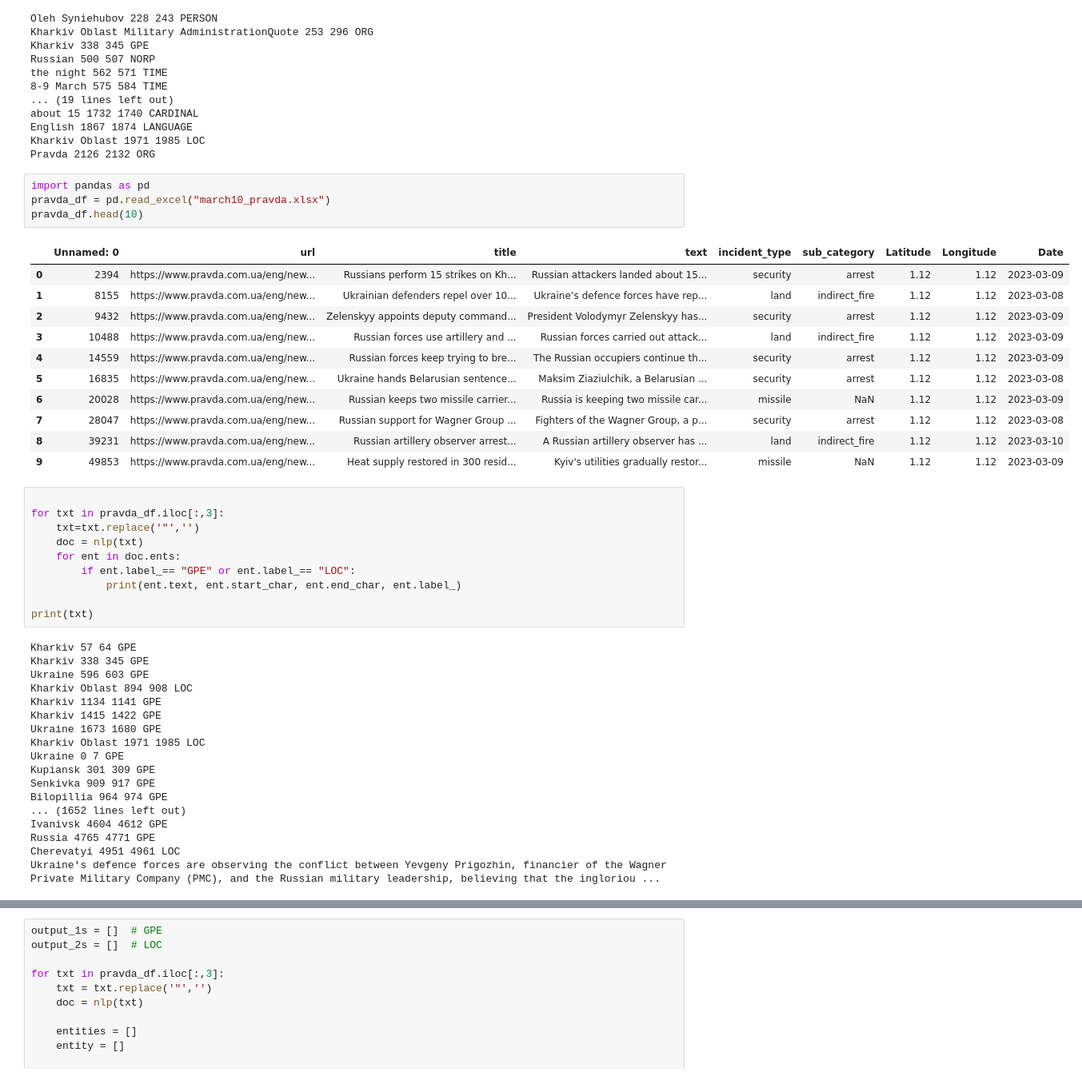
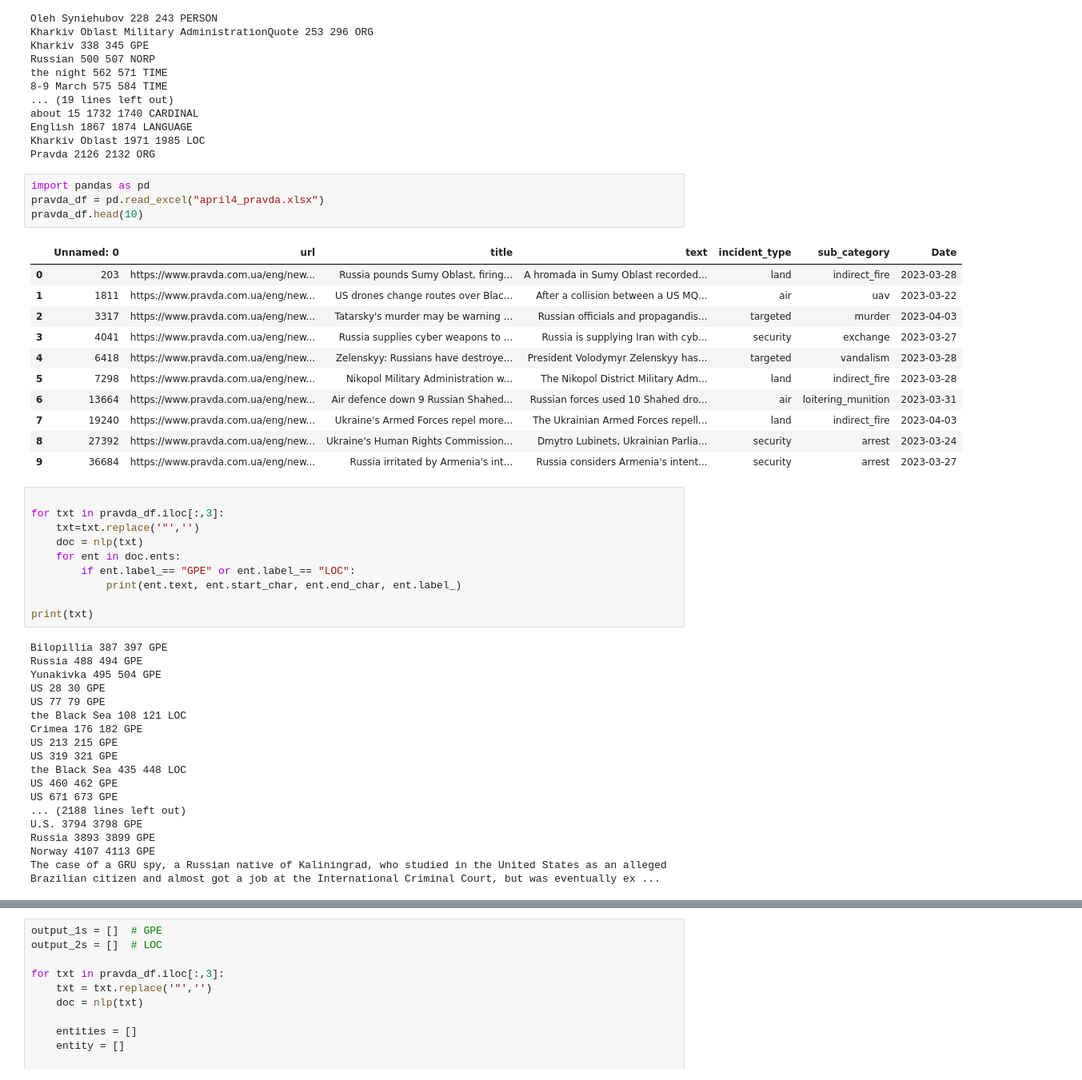
Before and after one commit to adnanlakda/NAV_Capstone, a Jupyter notebook: Spacy_NLP_adnan2.ipynb, the cells around one changed output, grey strips where cells are left out. Shown at 80% size. Drawn from its saved outputs; the diff is of its cells as text.

```diff
--- a/Spacy_NLP_adnan2.ipynb
+++ b/Spacy_NLP_adnan2.ipynb
@@ -40,20 +40,20 @@ Kharkiv Oblast 1971 1985 LOC
 Pravda 2126 2132 ORG
 # %%
 import pandas as pd
-pravda_df = pd.read_excel("march10_pravda.xlsx")
+pravda_df = pd.read_excel("april4_pravda.xlsx")
 pravda_df.head(10)
 # %% [output]
-|  | Unnamed: 0 | url | title | text | incident_type | sub_category | Latitude | Longitude | Date |
-| 0 | 2394 | https://www.pravda.com.ua/eng/new... | Russians perform 15 strikes on Kh... | Russian attackers landed about 15... | security | arrest | 1.12 | 1.12 | 2023-03-09 |
-| 1 | 8155 | https://www.pravda.com.ua/eng/new... | Ukrainian defenders repel over 10... | Ukraine’s defence forces have rep... | land | indirect_fire | 1.12 | 1.12 | 2023-03-08 |
-| 2 | 9432 | https://www.pravda.com.ua/eng/new... | Zelenskyy appoints deputy command... | President Volodymyr Zelenskyy has... | security | arrest | 1.12 | 1.12 | 2023-03-09 |
-| 3 | 10488 | https://www.pravda.com.ua/eng/new... | Russian forces use artillery and ... | Russian forces carried out attack... | land | indirect_fire | 1.12 | 1.12 | 2023-03-09 |
-| 4 | 14559 | https://www.pravda.com.ua/eng/new... | Russian forces keep trying to bre... | The Russian occupiers continue th... | security | arrest | 1.12 | 1.12 | 2023-03-09 |
-| 5 | 16835 | https://www.pravda.com.ua/eng/new... | Ukraine hands Belarusian sentence... | Maksim Ziaziulchik, a Belarusian ... | security | arrest | 1.12 | 1.12 | 2023-03-08 |
-| 6 | 20028 | https://www.pravda.com.ua/eng/new... | Russian keeps two missile carrier... | Russia is keeping two missile car... | missile | NaN | 1.12 | 1.12 | 2023-03-09 |
-| 7 | 28047 | https://www.pravda.com.ua/eng/new... | Russian support for Wagner Group ... | Fighters of the Wagner Group, a p... | security | arrest | 1.12 | 1.12 | 2023-03-08 |
-| 8 | 39231 | https://www.pravda.com.ua/eng/new... | Russian artillery observer arrest... | A Russian artillery observer has ... | land | indirect_fire | 1.12 | 1.12 | 2023-03-10 |
-| 9 | 49853 | https://www.pravda.com.ua/eng/new... | Heat supply restored in 300 resid... | Kyiv's utilities gradually restor... | missile | NaN | 1.12 | 1.12 | 2023-03-09 |
+|  | Unnamed: 0 | url | title | text | incident_type | sub_category | Date |
+| 0 | 203 | https://www.pravda.com.ua/eng/new... | Russia pounds Sumy Oblast, firing... | A hromada in Sumy Oblast recorded... | land | indirect_fire | 2023-03-28 |
+| 1 | 1811 | https://www.pravda.com.ua/eng/new... | US drones change routes over Blac... | After a collision between a US MQ... | air | uav | 2023-03-22 |
+| 2 | 3317 | https://www.pravda.com.ua/eng/new... | Tatarsky's murder may be warning ... | Russian officials and propagandis... | targeted | murder | 2023-04-03 |
+| 3 | 4041 | https://www.pravda.com.ua/eng/new... | Russia supplies cyber weapons to ... | Russia is supplying Iran with cyb... | security | exchange | 2023-03-27 |
+| 4 | 6418 | https://www.pravda.com.ua/eng/new... | Zelenskyy: Russians have destroye... | President Volodymyr Zelenskyy has... | targeted | vandalism | 2023-03-28 |
+| 5 | 7298 | https://www.pravda.com.ua/eng/new... | Nikopol Military Administration w... | The Nikopol District Military Adm... | land | indirect_fire | 2023-03-28 |
+| 6 | 13664 | https://www.pravda.com.ua/eng/new... | Air defence down 9 Russian Shahed... | Russian forces used 10 Shahed dro... | air | loitering_munition | 2023-03-31 |
+| 7 | 19240 | https://www.pravda.com.ua/eng/new... | Ukraine's Armed Forces repel more... | The Ukrainian Armed Forces repell... | land | indirect_fire | 2023-04-03 |
+| 8 | 27392 | https://www.pravda.com.ua/eng/new... | Ukraine's Human Rights Commission... | Dmytro Lubinets, Ukrainian Parlia... | security | arrest | 2023-03-24 |
+| 9 | 36684 | https://www.pravda.com.ua/eng/new... | Russia irritated by Armenia's int... | Russia considers Armenia's intent... | security | arrest | 2023-03-27 |
 # %%
 
 for txt in pravda_df.iloc[:,3]:
@@ -65,23 +65,23 @@ for txt in pravda_df.iloc[:,3]:
 
 print(txt)
 # %% [output]
-Kharkiv 57 64 GPE
-Kharkiv 338 345 GPE
-Ukraine 596 603 GPE
-Kharkiv Oblast 894 908 LOC
-Kharkiv 1134 1141 GPE
-Kharkiv 1415 1422 GPE
-Ukraine 1673 1680 GPE
-Kharkiv Oblast 1971 1985 LOC
-Ukraine 0 7 GPE
-Kupiansk 301 309 GPE
-Senkivka 909 917 GPE
-Bilopillia 964 974 GPE
-... (1652 lines left out)
-Ivanivsk 4604 4612 GPE
-Russia 4765 4771 GPE
-Cherevatyi 4951 4961 LOC
-Ukraine's defence forces are observing the conflict between Yevgeny Prigozhin, financier of the Wagner Private Military Company (PMC), and the Russian military leadership, believing that the ingloriou ...
+Bilopillia 387 397 GPE
+Russia 488 494 GPE
+Yunakivka 495 504 GPE
+US 28 30 GPE
+US 77 79 GPE
+the Black Sea 108 121 LOC
+Crimea 176 182 GPE
+US 213 215 GPE
+US 319 321 GPE
+the Black Sea 435 448 LOC
+US 460 462 GPE
+US 671 673 GPE
+... (2188 lines left out)
+U.S. 3794 3798 GPE
+Russia 3893 3899 GPE
+Norway 4107 4113 GPE
+The case of a GRU spy, a Russian native of Kaliningrad, who studied in the United States as an alleged Brazilian citizen and almost got a job at the International Criminal Court, but was eventually ex ...
 # %%
 
 outputs = []
```
Also changed, not shown: parts of 2 cells of this notebook, 8 other files.
